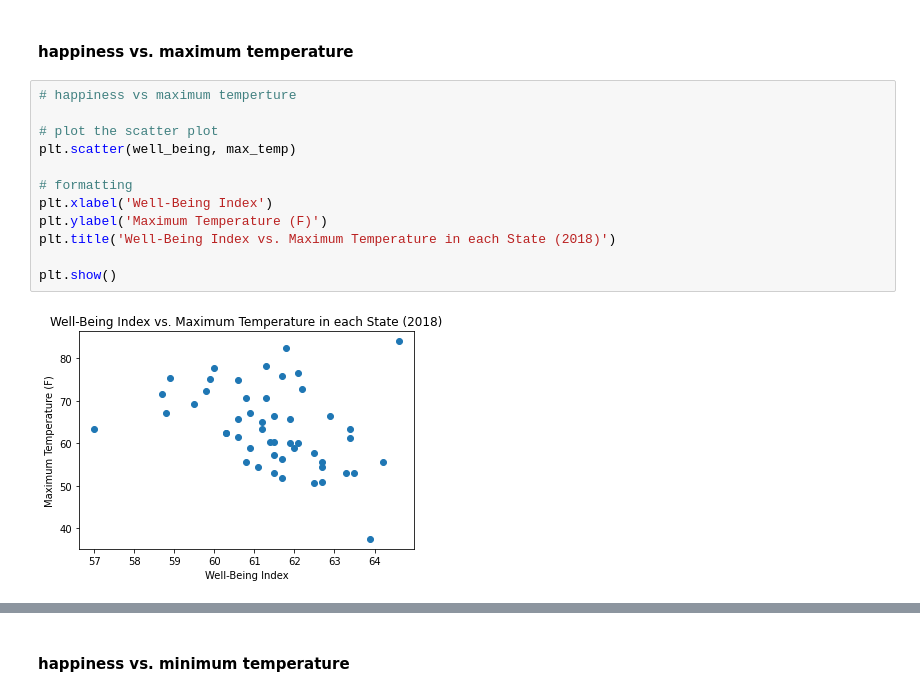
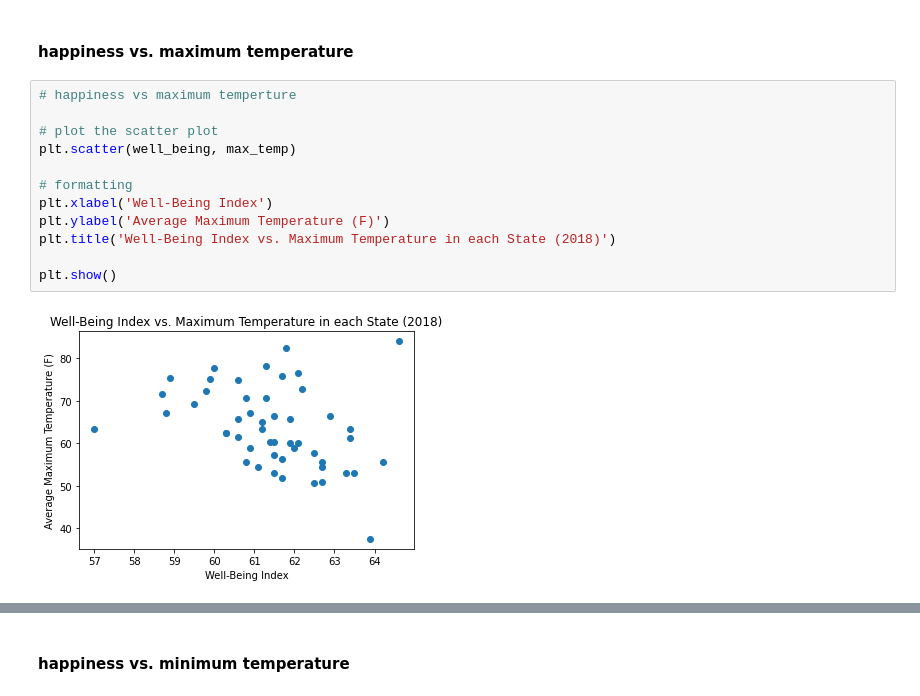
Before and after one commit to apfleegor/project-1-group-4, a Jupyter notebook: Code/Weather_analysis.ipynb, the cells around one changed output, grey strips where cells are left out. Cells and saved outputs as stored; diff of their text form.

```diff
--- a/Code/Weather_analysis.ipynb
+++ b/Code/Weather_analysis.ipynb
@@ -179,17 +179,17 @@ The correlation between both factors is -0.36
 # %%
 # happiness vs maximum temperture
 
 # plot the scatter plot
 plt.scatter(well_being, max_temp)
 
 # formatting
 plt.xlabel('Well-Being Index')
-plt.ylabel('Maximum Temperature (F)')
+plt.ylabel('Average Maximum Temperature (F)')
 plt.title('Well-Being Index vs. Maximum Temperature in each State (2018)')
 
 plt.show()
 # %% [output]
-[figure, old version]
+[figure, new version]
 # %%
 # calculate the linear regression model
 (slope, intercept, rvalue, pvalue, stderr) = linregress(well_being, max_temp)
```
Also changed, not shown: parts of 3 cells of this notebook, 9 other files.
